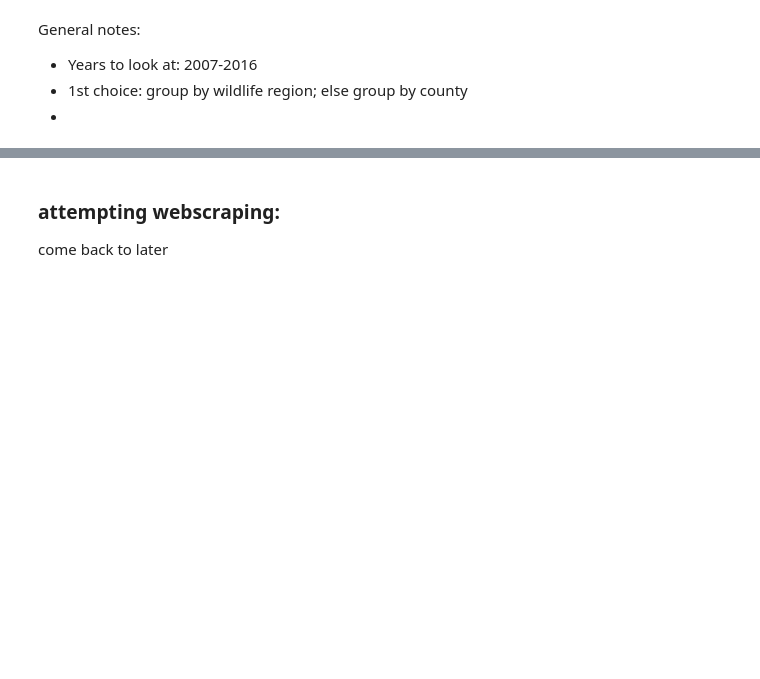
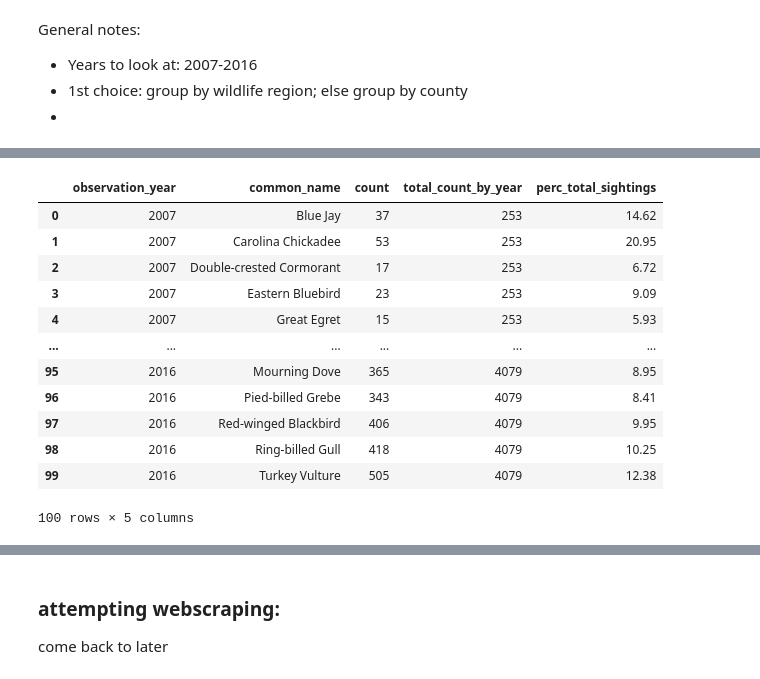
Before and after one commit to danileahacker/NSS-Capstone-Dani-Hacker, a Jupyter notebook: scripts/danih_capstone_eda.ipynb, the cells around one changed output, grey strips where cells are left out. Saved outputs shown, nothing was run; the diff lists cells and outputs as text; code cells hidden in the pictures; blank space fills up the shorter version.

```diff
--- a/scripts/danih_capstone_eda.ipynb
+++ b/scripts/danih_capstone_eda.ipynb
@@ -146,0 +248,30 @@ Name: count, dtype: int64
+# %%
+# creating subset called usfws next top 10 (11-20), grouping by year & common name
+usfws_next_top10 = birds_usfws.loc[birds_usfws.common_name.isin(['Turkey Vulture', 'Double-crested Cormorant', 'Blue Jay', 'Ring-billed Gull', 'Carolina Chickadee', 'Red-winged Blackbird', 'Eastern Bluebird', 'Pied-billed Grebe', 'Great Egret', 'Mourning Dove'])]
+usfws_next_top10 = usfws_next_top10.groupby(['observation_year', 'common_name']).count()[['global_unique_identifier']].reset_index()
+usfws_next_top10.columns = ['observation_year', 'common_name', 'count']
+
+# adding total count per year as a column
+total_birds = usfws_next_top10.groupby('observation_year').sum()[['count']]
+total_birds = total_birds.reset_index()
+total_birds.columns=['observation_year', 'total_count_by_year']
+# merging back
+usfws_next_top10 = pd.merge(usfws_next_top10, total_birds, on='observation_year', how='inner')
+
+# adding perc column
+usfws_next_top10['perc_total_sightings'] = round(usfws_next_top10['count']/usfws_next_top10.total_count_by_year*100,2)
+usfws_next_top10
+# %% [output]
+|  | observation_year | common_name | count | total_count_by_year | perc_total_sightings |
+| 0 | 2007 | Blue Jay | 37 | 253 | 14.62 |
+| 1 | 2007 | Carolina Chickadee | 53 | 253 | 20.95 |
+| 2 | 2007 | Double-crested Cormorant | 17 | 253 | 6.72 |
+| 3 | 2007 | Eastern Bluebird | 23 | 253 | 9.09 |
+| 4 | 2007 | Great Egret | 15 | 253 | 5.93 |
+| ... | ... | ... | ... | ... | ... |
+| 95 | 2016 | Mourning Dove | 365 | 4079 | 8.95 |
+| 96 | 2016 | Pied-billed Grebe | 343 | 4079 | 8.41 |
+| 97 | 2016 | Red-winged Blackbird | 406 | 4079 | 9.95 |
+| 98 | 2016 | Ring-billed Gull | 418 | 4079 | 10.25 |
+| 99 | 2016 | Turkey Vulture | 505 | 4079 | 12.38 |
+100 rows × 5 columns
```
Also changed, not shown: parts of 20 cells of this notebook.
